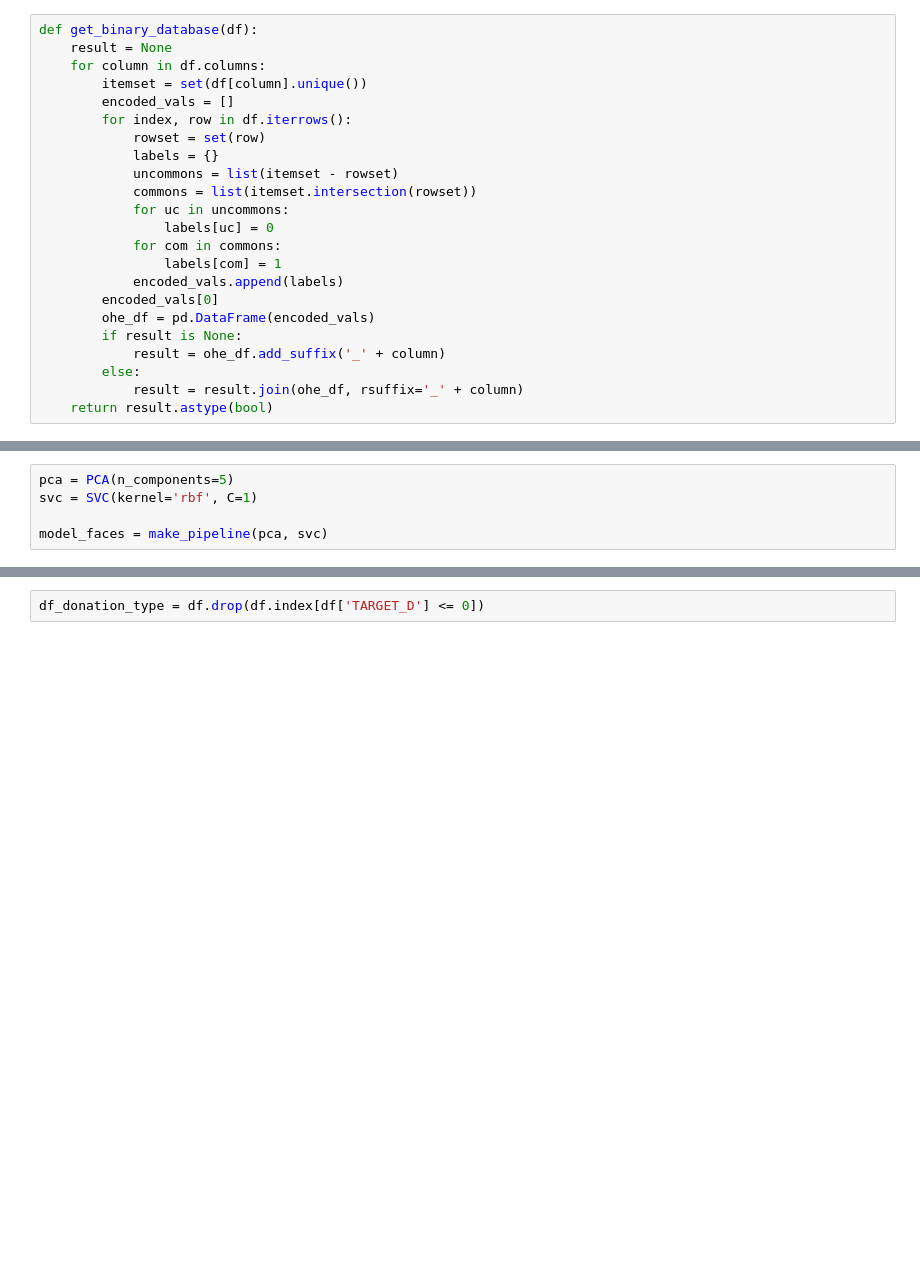
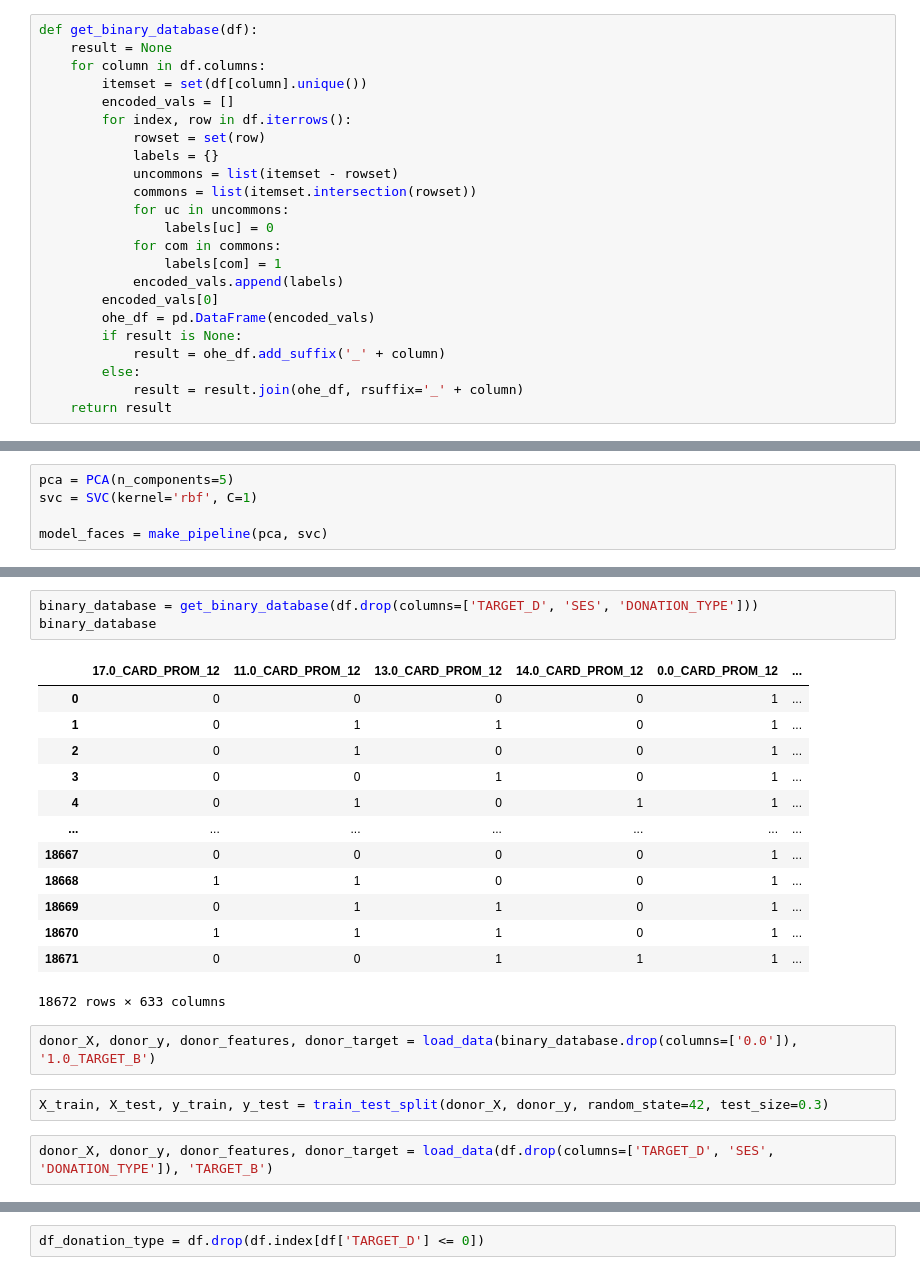
Before and after one commit to F-Madruga/Donation_Dataset_Predictions_FCUL, a Jupyter notebook: AA_202021_Project.ipynb, the cells around one changed output, grey strips where cells are left out. Saved outputs shown, nothing was run; the diff lists cells and outputs as text; blank space fills up the shorter version.

```diff
--- a/AA_202021_Project.ipynb
+++ b/AA_202021_Project.ipynb
@@ -675,7 +675,7 @@ def get_binary_database(df):
             result = ohe_df.add_suffix('_' + column)
         else:
             result = result.join(ohe_df, rsuffix='_' + column)
-    return result.astype(bool)
+    return result
 # %%
 binary_database = get_binary_database(df.drop(columns=['TARGET_D', 'SES', 'DONATION_TYPE']))
 binary_database
@@ -824,0 +825,23 @@ scores.describe().iloc[1].to_frame().transpose()
+# %%
+binary_database = get_binary_database(df.drop(columns=['TARGET_D', 'SES', 'DONATION_TYPE']))
+binary_database
+# %% [output]
+|  | 17.0_CARD_PROM_12 | 11.0_CARD_PROM_12 | 13.0_CARD_PROM_12 | 14.0_CARD_PROM_12 | 0.0_CARD_PROM_12 | ... |
+| 0 | 0 | 0 | 0 | 0 | 1 | ... |
+| 1 | 0 | 1 | 1 | 0 | 1 | ... |
+| 2 | 0 | 1 | 0 | 0 | 1 | ... |
+| 3 | 0 | 0 | 1 | 0 | 1 | ... |
+| 4 | 0 | 1 | 0 | 1 | 1 | ... |
+| ... | ... | ... | ... | ... | ... | ... |
+| 18667 | 0 | 0 | 0 | 0 | 1 | ... |
+| 18668 | 1 | 1 | 0 | 0 | 1 | ... |
+| 18669 | 0 | 1 | 1 | 0 | 1 | ... |
+| 18670 | 1 | 1 | 1 | 0 | 1 | ... |
+| 18671 | 0 | 0 | 1 | 1 | 1 | ... |
+18672 rows × 633 columns
+# %%
+donor_X, donor_y, donor_features, donor_target = load_data(binary_database.drop(columns=['0.0']), '1.0_TARGET_B')
+# %%
+X_train, X_test, y_train, y_test = train_test_split(donor_X, donor_y, random_state=42, test_size=0.3)
+# %%
+donor_X, donor_y, donor_features, donor_target = load_data(df.drop(columns=['TARGET_D', 'SES', 'DONATION_TYPE']), 'TARGET_B')
```
Also changed, not shown: parts of 14 cells of this notebook.
